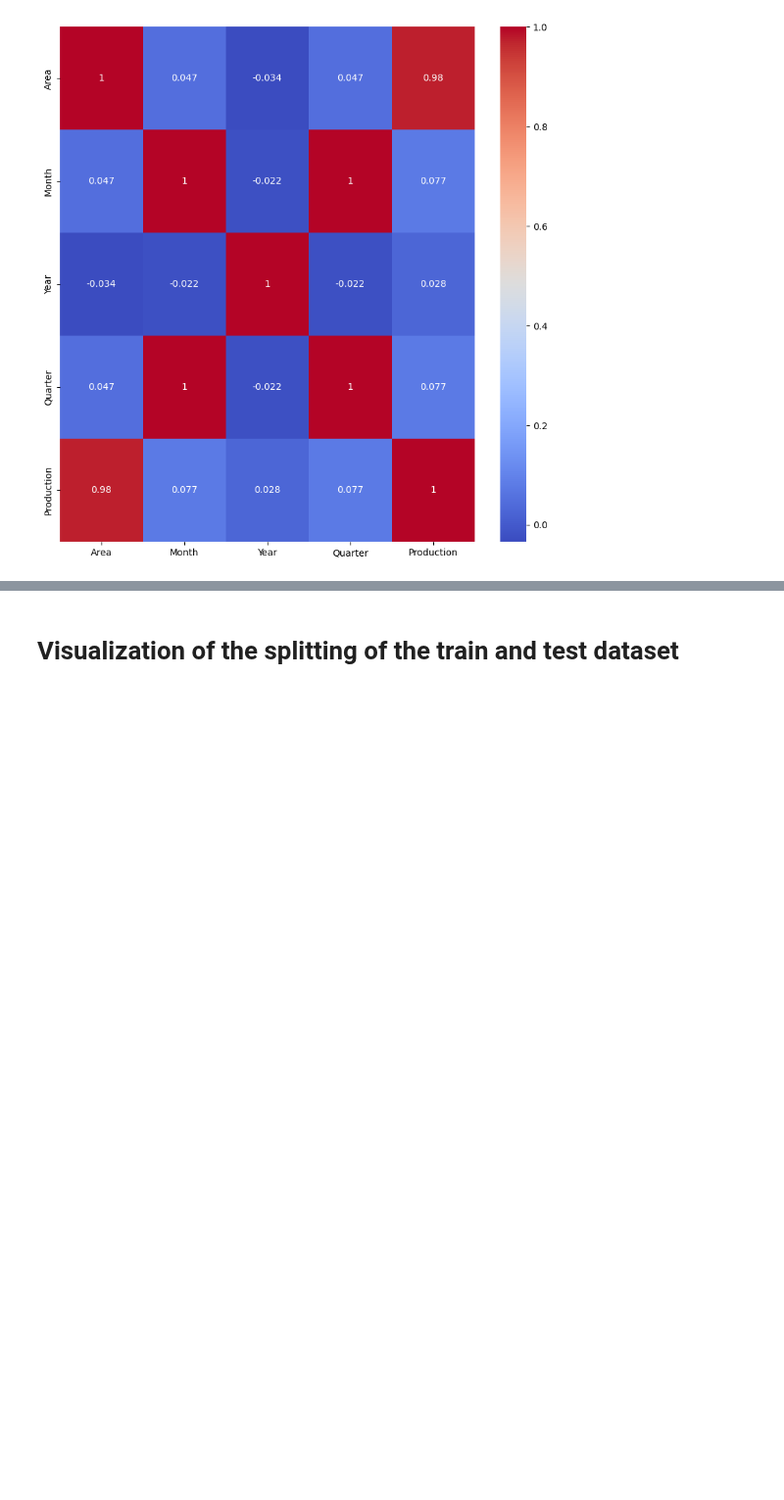
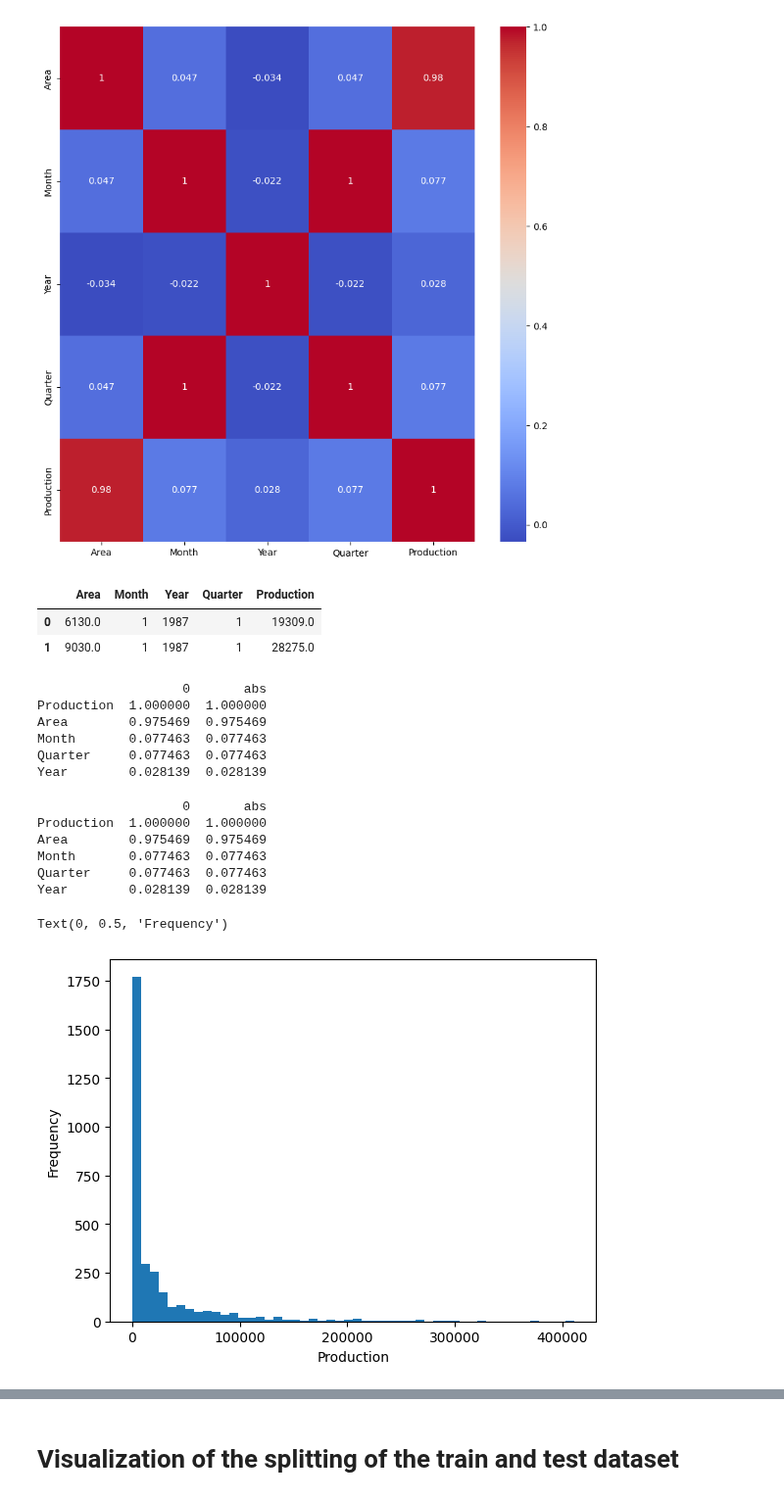
Before and after one commit to kazeulo/Project_197, a Jupyter notebook: ML_algorithms/linear_regression.ipynb, the cells around one changed output, grey strips where cells are left out. Shown at 98% size. Saved outputs shown, nothing was run; the diff lists cells and outputs as text; code cells hidden in the pictures; blank space fills up the shorter version.

```diff
--- a/ML_algorithms/linear_regression.ipynb
+++ b/ML_algorithms/linear_regression.ipynb
@@ -157,3 +159,38 @@ sns.heatmap(corr, annot=True, cmap='coolwarm')
 plt.show()
 # %% [output]
 [figure]
+# %%
+training = pd.concat([x_train, y_train], axis=1)
+training.head(2)
+# %% [output]
+|  | Area | Month | Year | Quarter | Production |
+| 0 | 6130.0 | 1 | 1987 | 1 | 19309.0 |
+| 1 | 9030.0 | 1 | 1987 | 1 | 28275.0 |
+# %%
+explore = pd.DataFrame(training.corrwith(training['Production']))
+explore['abs'] = abs(explore[0])
+print(explore.sort_values(by='abs', ascending=False).head())
+# %% [output]
+                   0       abs
+Production  1.000000  1.000000
+Area        0.975469  0.975469
+Month       0.077463  0.077463
+Quarter     0.077463  0.077463
+Year        0.028139  0.028139
+# %%
+highest_correlation = explore.sort_values(by='abs', ascending=False).head()
+print(highest_correlation)
+# %% [output]
+                   0       abs
+Production  1.000000  1.000000
+Area        0.975469  0.975469
+Month       0.077463  0.077463
+Quarter     0.077463  0.077463
+Year        0.028139  0.028139
+# %%
+plt.hist(training['Production'], bins=50)
+plt.xlabel('Production')
+plt.ylabel('Frequency')
+# %% [output]
+Text(0, 0.5, 'Frequency')
+[figure, added]
```
Also changed, not shown: parts of 18 cells of this notebook.
